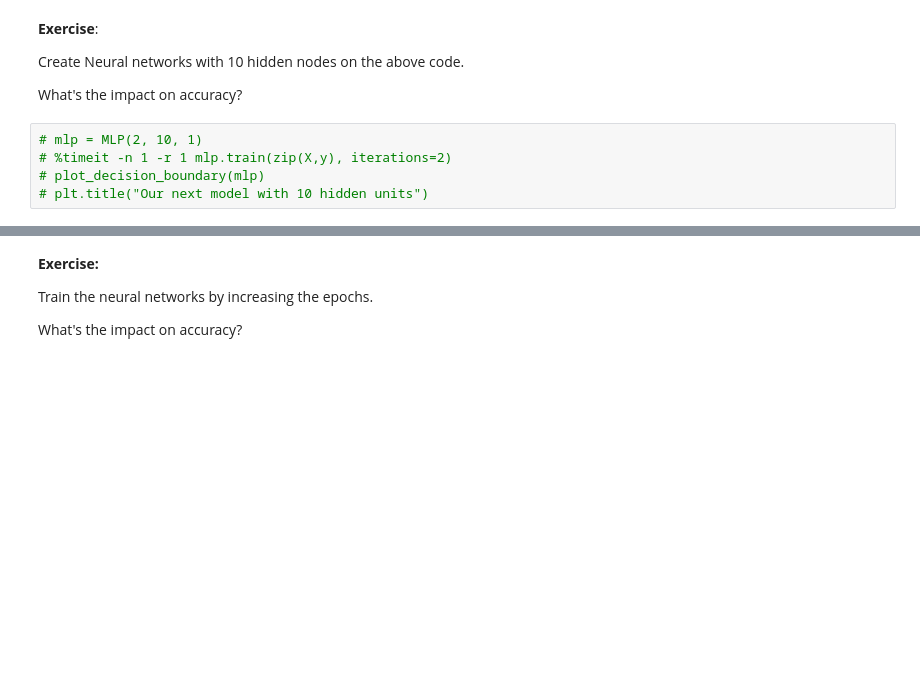
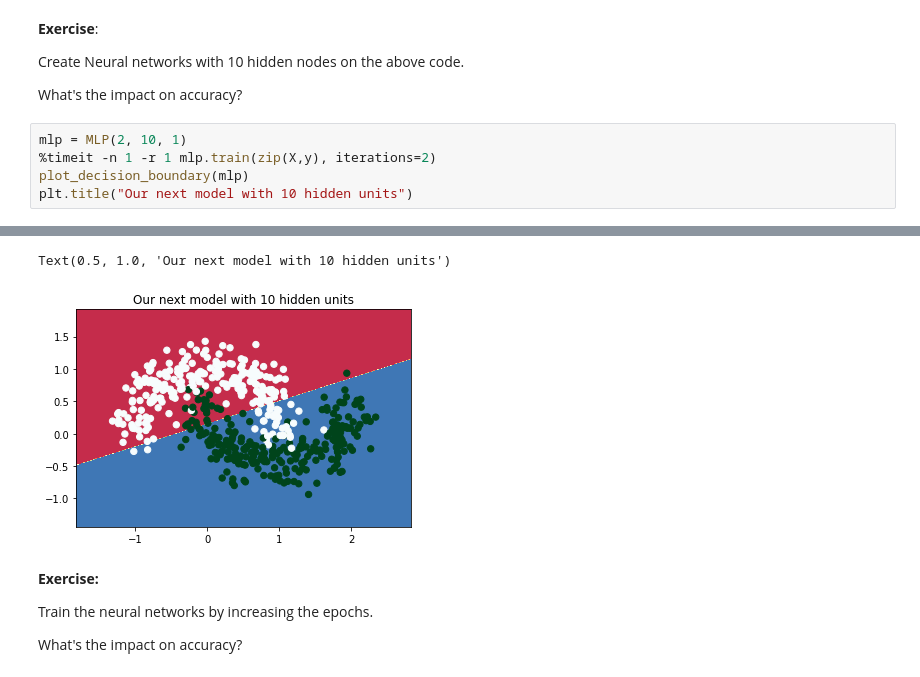
Before and after one commit to LLucchini/deep-learning-pytorch, a Jupyter notebook: 1 ANN/1_mlp.ipynb, the cells around one changed output, grey strips where cells are left out. Drawn from its saved outputs; the diff is of its cells as text; blank space fills up the shorter version.

```diff
--- a/1 ANN/1_mlp.ipynb
+++ b/1 ANN/1_mlp.ipynb
@@ -667,7 +712,8 @@ Create Neural networks with 10 hidden nodes on the above code.
 
 What's the impact on accuracy?
 # %%
-# mlp = MLP(2, 10, 1)
-# %timeit -n 1 -r 1 mlp.train(zip(X,y), iterations=2)
-# plot_decision_boundary(mlp)
-# plt.title("Our next model with 10 hidden units")
+mlp = MLP(2, 10, 1)
+%timeit -n 1 -r 1 mlp.train(zip(X,y), iterations=2)
+plot_decision_boundary(mlp)
+plt.title("Our next model with 10 hidden units")
+# %% [output]
@@ -674,3 +721,5 @@ What's the impact on accuracy?
+Text(0.5, 1.0, 'Our next model with 10 hidden units')
+[figure, added]
 # %% [markdown]
 **Exercise:**
 
```
Also changed, not shown: parts of 25 cells of this notebook, 3 other files.
